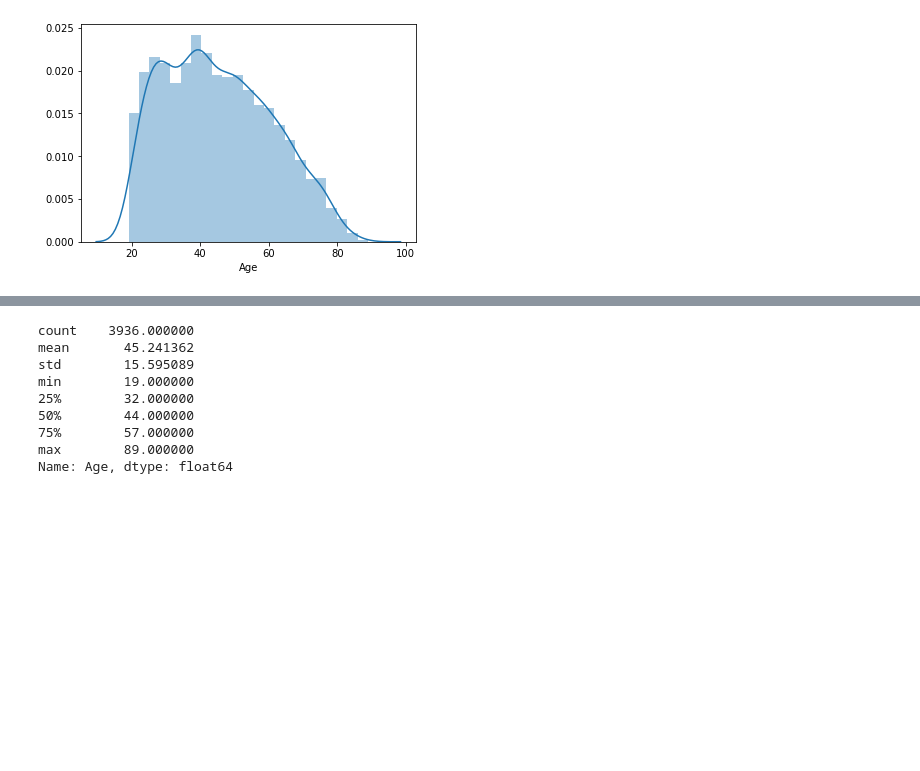
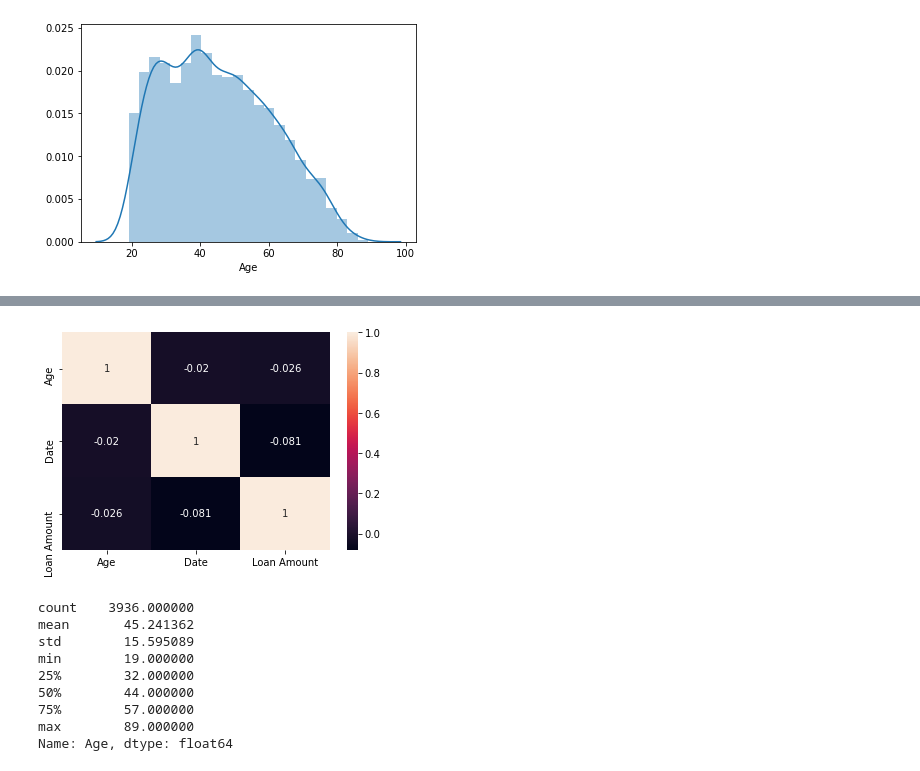
Before and after one commit to brendantipp/sem2_prog_data_analysis_project, a Jupyter notebook: product_analysis.ipynb, the cells around one changed output, grey strips where cells are left out. Saved outputs shown, nothing was run; the diff lists cells and outputs as text; code cells hidden in the pictures; blank space fills up the shorter version.

Commit message:
added in code for seaborn heatmap

```diff
--- a/product_analysis.ipynb
+++ b/product_analysis.ipynb
@@ -177,3 +183,7 @@ sns.distplot(Age);
+# %%
+sns.heatmap(df.corr(),annot= True); #insert link here from medium that i used fro below
+# %% [output]
+[figure, added]
 # %%
 df.Age.describe()
 # %% [output]
```
Also changed, not shown: parts of 11 cells of this notebook.
